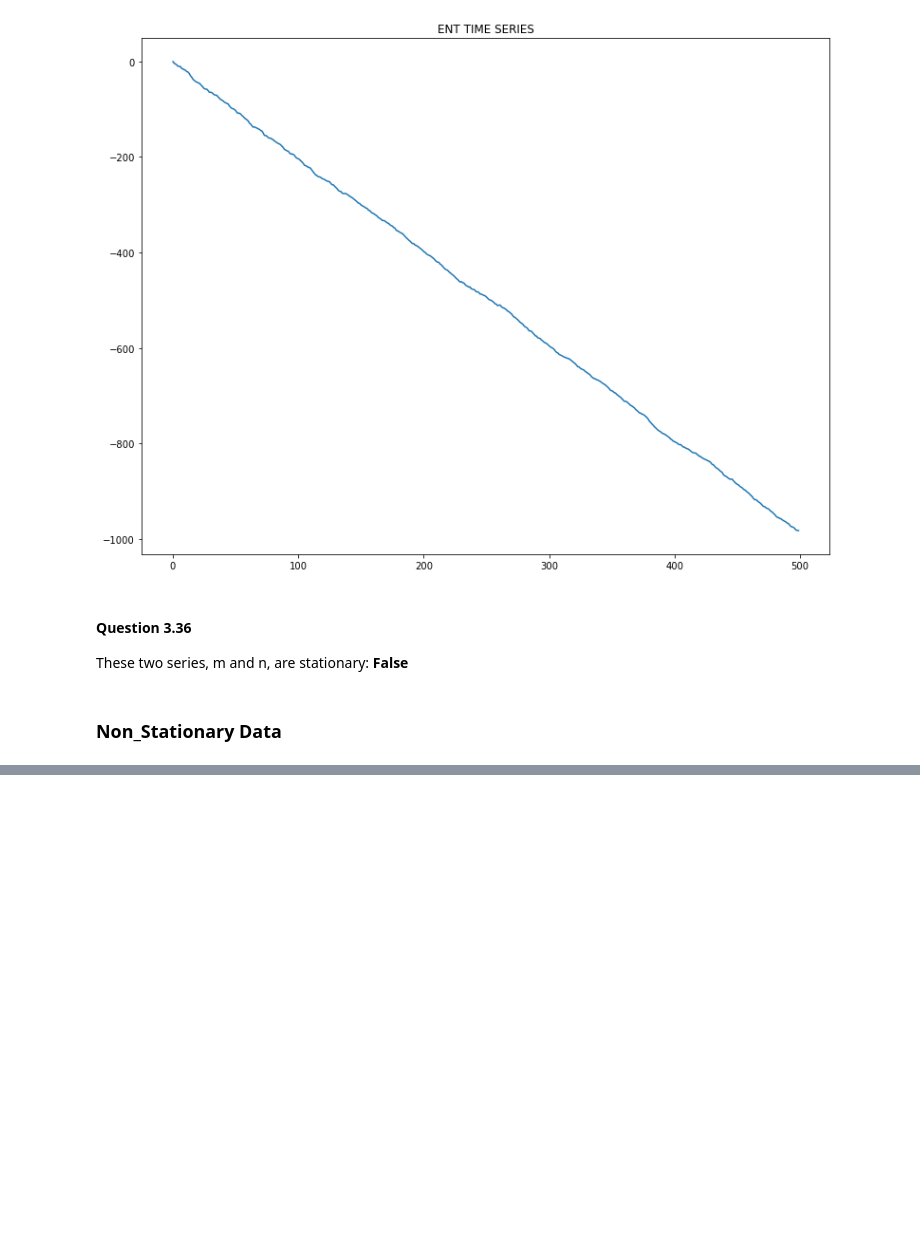
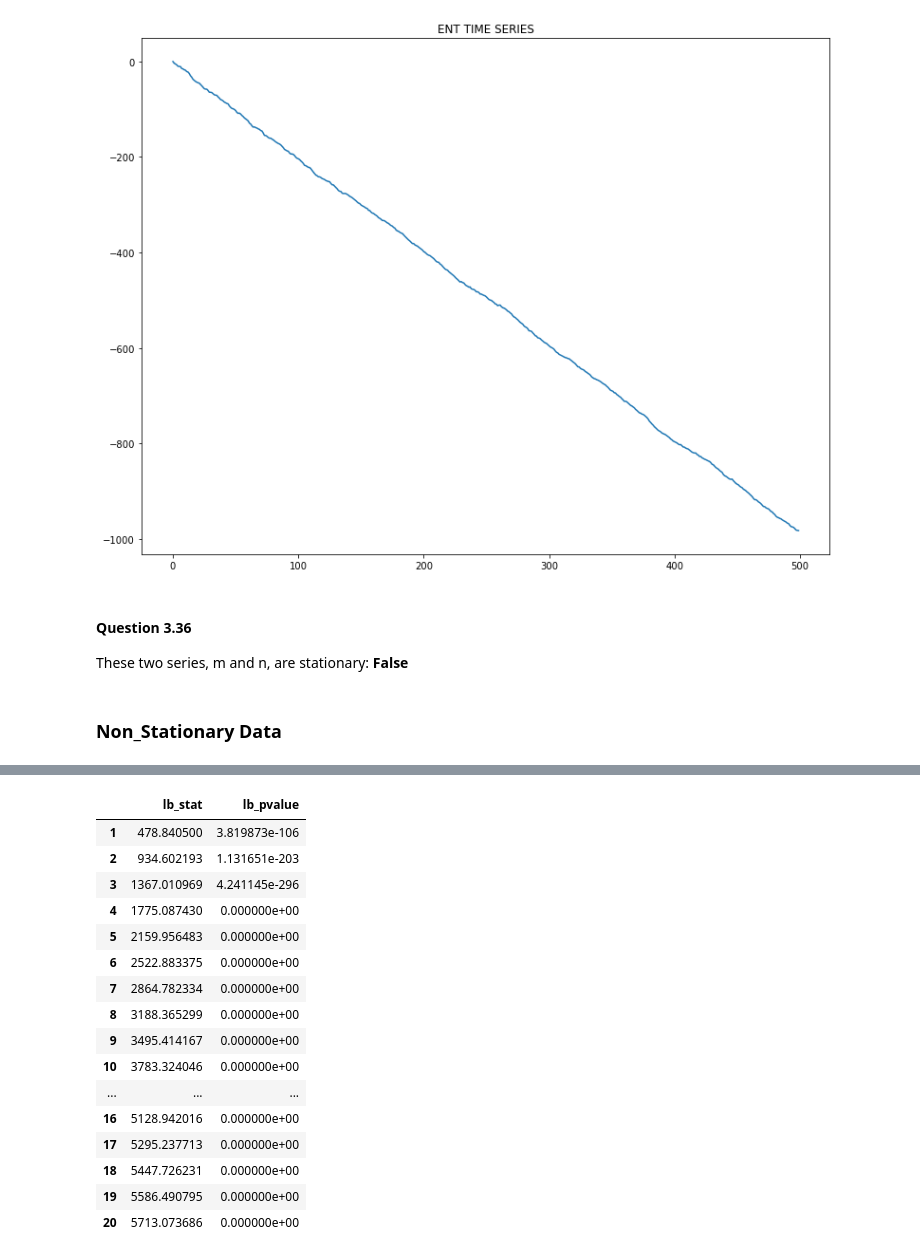
Before and after one commit to goncalosilvame/mf_forecasting, a Jupyter notebook: Module 3B - Working with non stationary.ipynb, the cells around one changed output, grey strips where cells are left out. Drawn from its saved outputs; the diff is of its cells as text; code cells hidden in the pictures; blank space fills up the shorter version.

```diff
--- a/Module 3B - Working with non stationary.ipynb
+++ b/Module 3B - Working with non stationary.ipynb
@@ -60,0 +217,20 @@ Observing the correlogram for each series, at which lag does the ACF become stat
+# %%
+sm.stats.acorr_ljungbox(model.fit().resid, lags=20, return_df=True)
+# %% [output]
+|  | lb_stat | lb_pvalue |
+| 1 | 478.840500 | 3.819873e-106 |
+| 2 | 934.602193 | 1.131651e-203 |
+| 3 | 1367.010969 | 4.241145e-296 |
+| 4 | 1775.087430 | 0.000000e+00 |
+| 5 | 2159.956483 | 0.000000e+00 |
+| 6 | 2522.883375 | 0.000000e+00 |
+| 7 | 2864.782334 | 0.000000e+00 |
+| 8 | 3188.365299 | 0.000000e+00 |
+| 9 | 3495.414167 | 0.000000e+00 |
+| 10 | 3783.324046 | 0.000000e+00 |
+| ... | ... | ... |
+| 16 | 5128.942016 | 0.000000e+00 |
+| 17 | 5295.237713 | 0.000000e+00 |
+| 18 | 5447.726231 | 0.000000e+00 |
+| 19 | 5586.490795 | 0.000000e+00 |
+| 20 | 5713.073686 | 0.000000e+00 |
```
Also changed, not shown: parts of 11 cells of this notebook.
